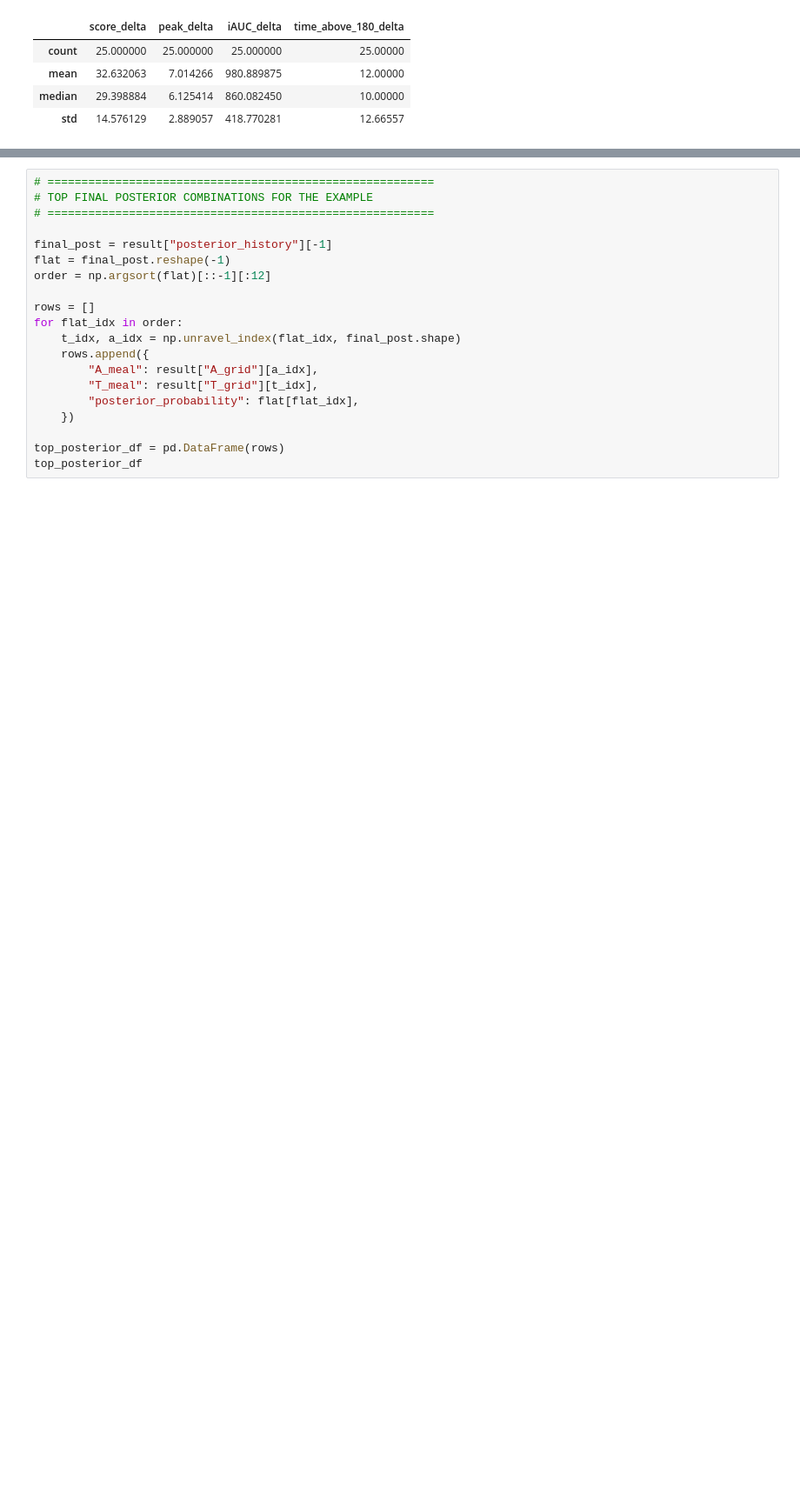
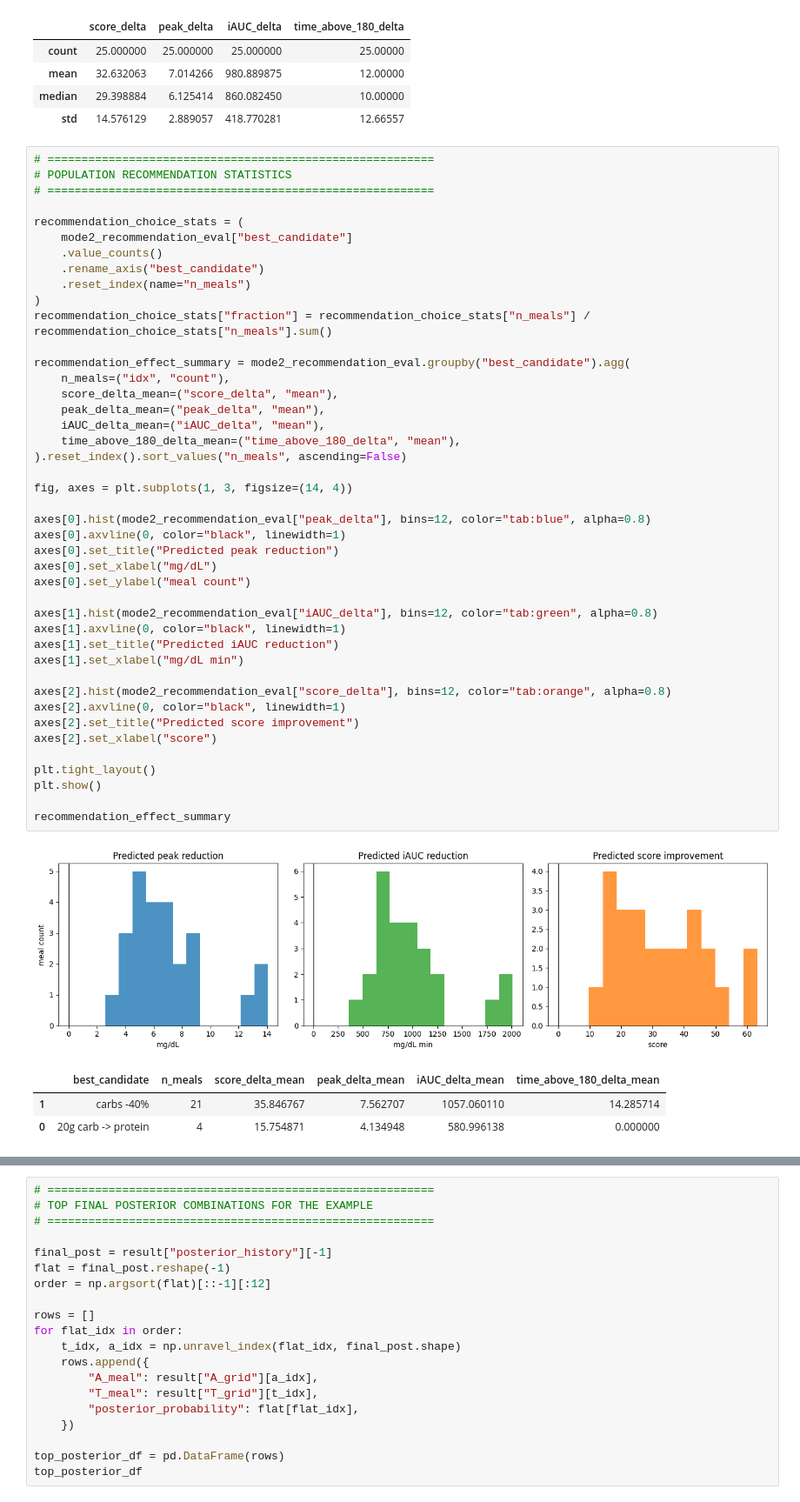
Before and after one commit to vskantze/dynamic-metabolic-state, a Jupyter notebook: nbs/mode2_online_bayesian_meal_identification_real_data.ipynb, the cells around one changed output, grey strips where cells are left out. Shown at 87% size. Saved outputs shown, nothing was run; the diff lists cells and outputs as text; blank space fills up the shorter version.

```diff
--- a/nbs/mode2_online_bayesian_meal_identification_real_data.ipynb
+++ b/nbs/mode2_online_bayesian_meal_identification_real_data.ipynb
@@ -1371,3 +2043,51 @@ recommendation_summary
 | mean | 32.632063 | 7.014266 | 980.889875 | 12.00000 |
 | median | 29.398884 | 6.125414 | 860.082450 | 10.00000 |
 | std | 14.576129 | 2.889057 | 418.770281 | 12.66557 |
+# %%
+# =========================================================
+# POPULATION RECOMMENDATION STATISTICS
+# =========================================================
+
+recommendation_choice_stats = (
+    mode2_recommendation_eval["best_candidate"]
+    .value_counts()
+    .rename_axis("best_candidate")
+    .reset_index(name="n_meals")
+)
+recommendation_choice_stats["fraction"] = recommendation_choice_stats["n_meals"] / recommendation_choice_stats["n_meals"].sum()
+
+recommendation_effect_summary = mode2_recommendation_eval.groupby("best_candidate").agg(
+    n_meals=("idx", "count"),
+    score_delta_mean=("score_delta", "mean"),
+    peak_delta_mean=("peak_delta", "mean"),
+    iAUC_delta_mean=("iAUC_delta", "mean"),
+    time_above_180_delta_mean=("time_above_180_delta", "mean"),
+).reset_index().sort_values("n_meals", ascending=False)
+
+fig, axes = plt.subplots(1, 3, figsize=(14, 4))
+
+axes[0].hist(mode2_recommendation_eval["peak_delta"], bins=12, color="tab:blue", alpha=0.8)
+axes[0].axvline(0, color="black", linewidth=1)
+axes[0].set_title("Predicted peak reduction")
+axes[0].set_xlabel("mg/dL")
+axes[0].set_ylabel("meal count")
+
+axes[1].hist(mode2_recommendation_eval["iAUC_delta"], bins=12, color="tab:green", alpha=0.8)
+axes[1].axvline(0, color="black", linewidth=1)
+axes[1].set_title("Predicted iAUC reduction")
+axes[1].set_xlabel("mg/dL min")
+
+axes[2].hist(mode2_recommendation_eval["score_delta"], bins=12, color="tab:orange", alpha=0.8)
+axes[2].axvline(0, color="black", linewidth=1)
+axes[2].set_title("Predicted score improvement")
+axes[2].set_xlabel("score")
+
+plt.tight_layout()
+plt.show()
+
+recommendation_effect_summary
+# %% [output]
+[figure, added]
+|  | best_candidate | n_meals | score_delta_mean | peak_delta_mean | iAUC_delta_mean | time_above_180_delta_mean |
+| 1 | carbs -40% | 21 | 35.846767 | 7.562707 | 1057.060110 | 14.285714 |
+| 0 | 20g carb -> protein | 4 | 15.754871 | 4.134948 | 580.996138 | 0.000000 |
```
Also changed, not shown: parts of 7 cells of this notebook.
